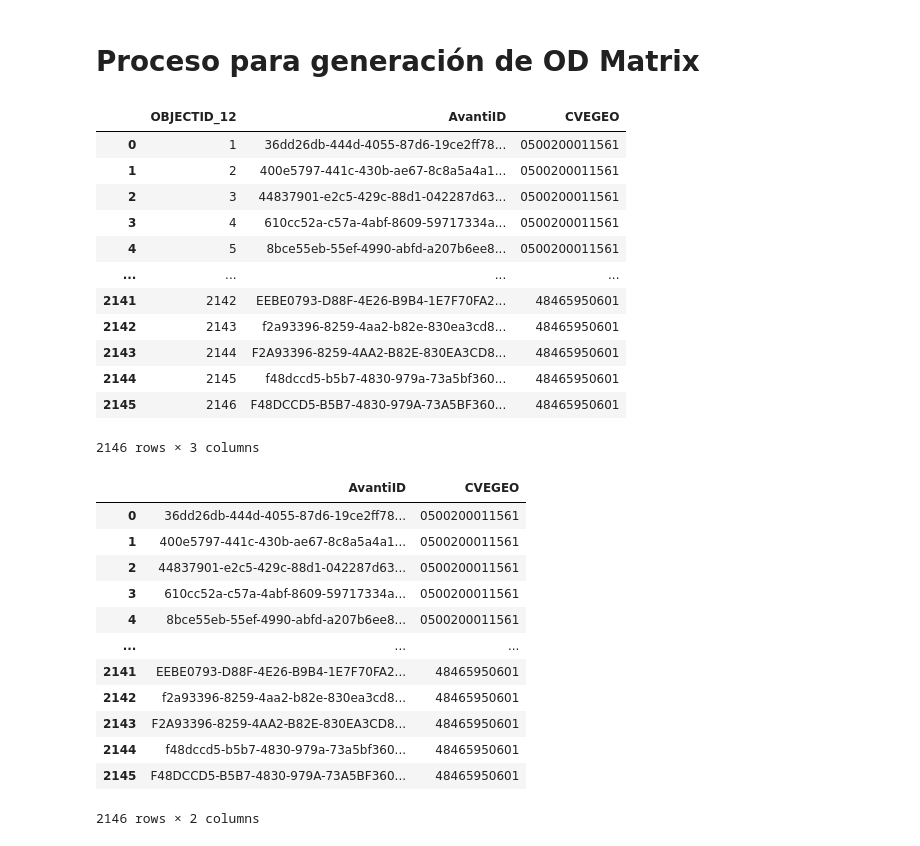
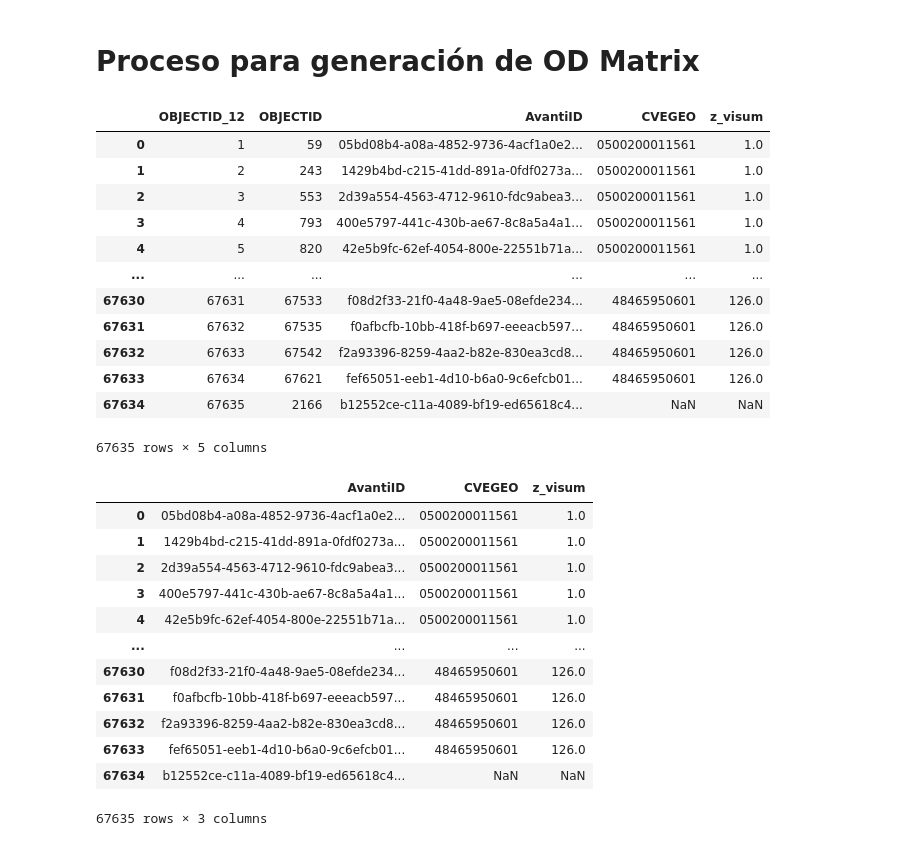
Before and after one commit to ZairaRosas/Quadrant, a Jupyter notebook: Quadrant_OD_Matrix.ipynb, the cells around one changed output. Drawn from its saved outputs; the diff is of its cells as text; code cells hidden in the pictures.

```diff
--- a/Quadrant_OD_Matrix.ipynb
+++ b/Quadrant_OD_Matrix.ipynb
@@ -4,39 +4,40 @@
 import pandas as pd
 from pandas import read_csv
 # %%
-starts = read_csv(r'F:\Quadrant\Procesos\BD\Acuña_DelRio\Quadrant_AcuñaDelRio_Starts_JoinDiv.csv')
-ends = read_csv(r'F:\Quadrant\Procesos\BD\Acuña_DelRio\Quadrant_AcuñaDelRio_Ends_JoinDiv.csv')
+starts = read_csv(r'F:\Quadrant\Procesos\BD\Acuña_DelRio\Quadrant_AcuñaDelRio_Starts_JoinDiv_completo.csv')
+ends = read_csv(r'F:\Quadrant\Procesos\BD\Acuña_DelRio\Quadrant_AcuñaDelRio_Ends_JoinDiv_completo.csv')
 # %%
 starts
 # %% [output]
-|  | OBJECTID_12 | AvantiID | CVEGEO |
-| 0 | 1 | 36dd26db-444d-4055-87d6-19ce2ff78... | 0500200011561 |
-| 1 | 2 | 400e5797-441c-430b-ae67-8c8a5a4a1... | 0500200011561 |
-| 2 | 3 | 44837901-e2c5-429c-88d1-042287d63... | 0500200011561 |
-| 3 | 4 | 610cc52a-c57a-4abf-8609-59717334a... | 0500200011561 |
-| 4 | 5 | 8bce55eb-55ef-4990-abfd-a207b6ee8... | 0500200011561 |
-| ... | ... | ... | ... |
-| 2141 | 2142 | EEBE0793-D88F-4E26-B9B4-1E7F70FA2... | 48465950601 |
-| 2142 | 2143 | f2a93396-8259-4aa2-b82e-830ea3cd8... | 48465950601 |
-| 2143 | 2144 | F2A93396-8259-4AA2-B82E-830EA3CD8... | 48465950601 |
-| 2144 | 2145 | f48dccd5-b5b7-4830-979a-73a5bf360... | 48465950601 |
-| 2145 | 2146 | F48DCCD5-B5B7-4830-979A-73A5BF360... | 48465950601 |
+|  | OBJECTID_12 | OBJECTID | AvantiID | CVEGEO | z_visum |
+| 0 | 1 | 59 | 05bd08b4-a08a-4852-9736-4acf1a0e2... | 0500200011561 | 1.0 |
+| 1 | 2 | 243 | 1429b4bd-c215-41dd-891a-0fdf0273a... | 0500200011561 | 1.0 |
+| 2 | 3 | 553 | 2d39a554-4563-4712-9610-fdc9abea3... | 0500200011561 | 1.0 |
+| 3 | 4 | 793 | 400e5797-441c-430b-ae67-8c8a5a4a1... | 0500200011561 | 1.0 |
+| 4 | 5 | 820 | 42e5b9fc-62ef-4054-800e-22551b71a... | 0500200011561 | 1.0 |
+| ... | ... | ... | ... | ... | ... |
+| 67630 | 67631 | 67533 | f08d2f33-21f0-4a48-9ae5-08efde234... | 48465950601 | 126.0 |
+| 67631 | 67632 | 67535 | f0afbcfb-10bb-418f-b697-eeeacb597... | 48465950601 | 126.0 |
+| 67632 | 67633 | 67542 | f2a93396-8259-4aa2-b82e-830ea3cd8... | 48465950601 | 126.0 |
+| 67633 | 67634 | 67621 | fef65051-eeb1-4d10-b6a0-9c6efcb01... | 48465950601 | 126.0 |
+| 67634 | 67635 | 2166 | b12552ce-c11a-4089-bf19-ed65618c4... | NaN | NaN |
-2146 rows × 3 columns
+67635 rows × 5 columns
 # %%
+del starts['OBJECTID']
 del starts['OBJECTID_12']
 starts
 # %% [output]
-|  | AvantiID | CVEGEO |
-| 0 | 36dd26db-444d-4055-87d6-19ce2ff78... | 0500200011561 |
-| 1 | 400e5797-441c-430b-ae67-8c8a5a4a1... | 0500200011561 |
-| 2 | 44837901-e2c5-429c-88d1-042287d63... | 0500200011561 |
-| 3 | 610cc52a-c57a-4abf-8609-59717334a... | 0500200011561 |
-| 4 | 8bce55eb-55ef-4990-abfd-a207b6ee8... | 0500200011561 |
-| ... | ... | ... |
-| 2141 | EEBE0793-D88F-4E26-B9B4-1E7F70FA2... | 48465950601 |
-| 2142 | f2a93396-8259-4aa2-b82e-830ea3cd8... | 48465950601 |
-| 2143 | F2A93396-8259-4AA2-B82E-830EA3CD8... | 48465950601 |
-| 2144 | f48dccd5-b5b7-4830-979a-73a5bf360... | 48465950601 |
-| 2145 | F48DCCD5-B5B7-4830-979A-73A5BF360... | 48465950601 |
+|  | AvantiID | CVEGEO | z_visum |
+| 0 | 05bd08b4-a08a-4852-9736-4acf1a0e2... | 0500200011561 | 1.0 |
+| 1 | 1429b4bd-c215-41dd-891a-0fdf0273a... | 0500200011561 | 1.0 |
+| 2 | 2d39a554-4563-4712-9610-fdc9abea3... | 0500200011561 | 1.0 |
+| 3 | 400e5797-441c-430b-ae67-8c8a5a4a1... | 0500200011561 | 1.0 |
+| 4 | 42e5b9fc-62ef-4054-800e-22551b71a... | 0500200011561 | 1.0 |
+| ... | ... | ... | ... |
+| 67630 | f08d2f33-21f0-4a48-9ae5-08efde234... | 48465950601 | 126.0 |
+| 67631 | f0afbcfb-10bb-418f-b697-eeeacb597... | 48465950601 | 126.0 |
+| 67632 | f2a93396-8259-4aa2-b82e-830ea3cd8... | 48465950601 | 126.0 |
+| 67633 | fef65051-eeb1-4d10-b6a0-9c6efcb01... | 48465950601 | 126.0 |
+| 67634 | b12552ce-c11a-4089-bf19-ed65618c4... | NaN | NaN |
-2146 rows × 2 columns
+67635 rows × 3 columns
 # %%
```
Also changed, not shown: parts of 9 cells of this notebook.
